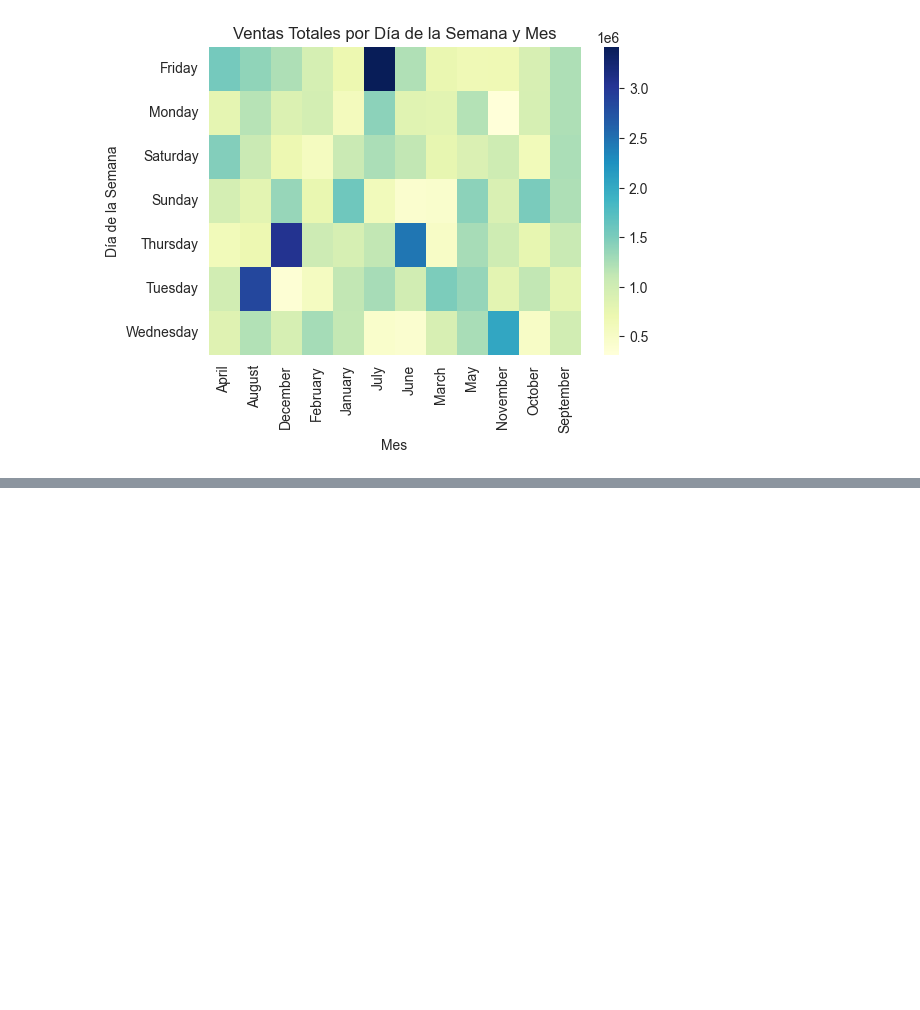
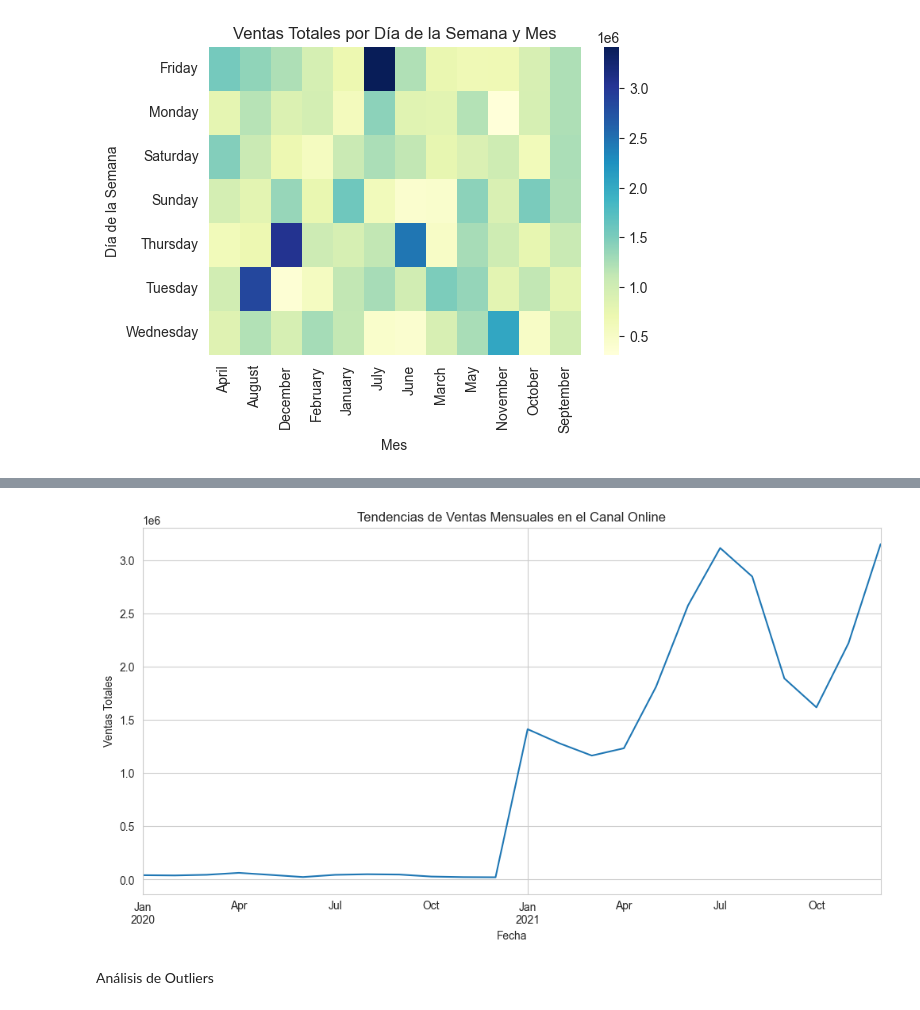
Before and after one commit to Factoria-F5-madrid/EDA_MaribelGutierrezRamirez, a Jupyter notebook: EDA_Adidas.ipynb, the cells around one changed output, grey strips where cells are left out. Drawn from its saved outputs; the diff is of its cells as text; code cells hidden in the pictures; blank space fills up the shorter version.

```diff
--- a/EDA_Adidas.ipynb
+++ b/EDA_Adidas.ipynb
@@ -234,0 +272,19 @@ plt.show()
+# %%
+#¿Cómo han evolucionado las ventas online a lo largo del tiempo?
+
+# Filtra los datos para obtener solo las ventas online
+online_sales = df[df['Sales_Method'] == 'Online']
+
+# Agrupa las ventas online por mes
+monthly_online_sales = online_sales.groupby(online_sales['Invoice_Date'].dt.to_period('M'))['Total_Sales'].sum()
+
+# Grafica las ventas mensuales online
+monthly_online_sales.plot(figsize=(12, 6))
+plt.title('Tendencias de Ventas Mensuales en el Canal Online')
+plt.xlabel('Fecha')
+plt.ylabel('Ventas Totales')
+plt.show()
+# %% [output]
+[figure, added]
+# %% [markdown]
+Análisis de Outliers
```
Also changed, not shown: parts of 3 cells of this notebook.
